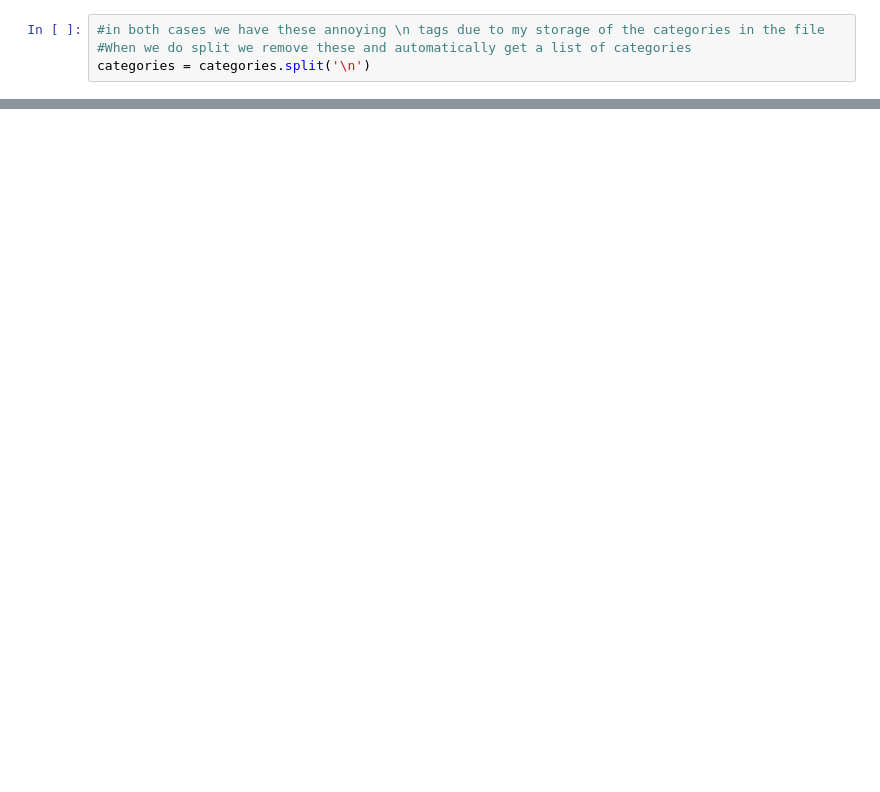
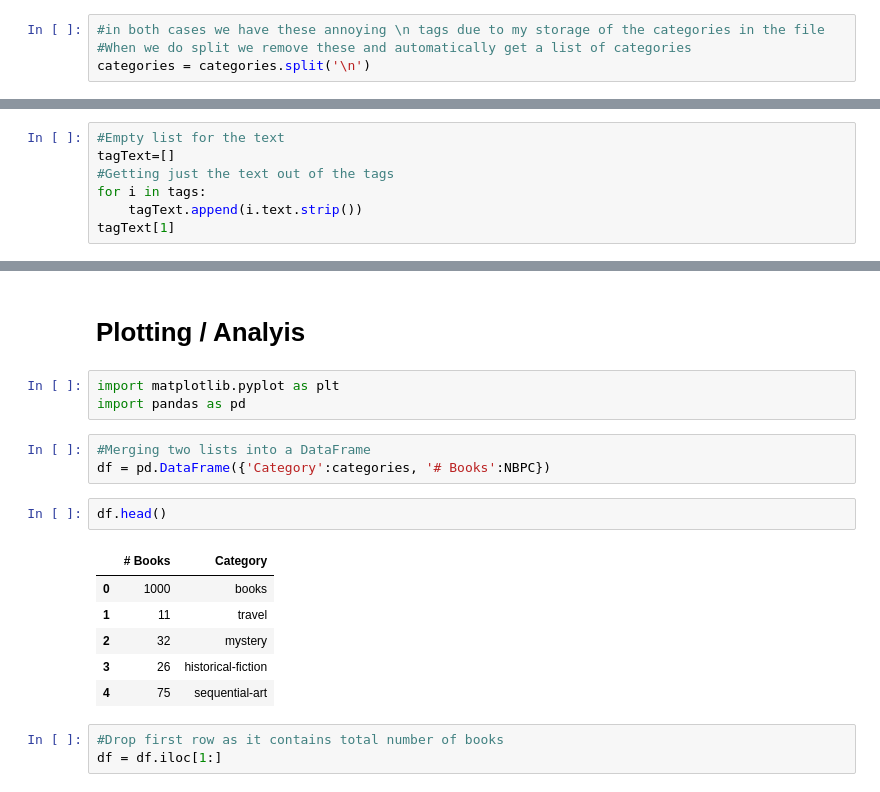
Before and after one commit to ad002/Webscraper, a Jupyter notebook: 02_booksPerCategory.ipynb, the cells around one changed output, grey strips where cells are left out. Cells and saved outputs as stored; diff of their text form; blank space fills up the shorter version.

```diff
--- a/02_booksPerCategory.ipynb
+++ b/02_booksPerCategory.ipynb
@@ -106,0 +191,7 @@ len(categories)
+# %%
+#Empty list for the text
+tagText=[]
+#Getting just the text out of the tags
+for i in tags:
+    tagText.append(i.text.strip())
+tagText[1]
@@ -106,0 +240,20 @@ len(categories)
+# %% [markdown]
+# Plotting / Analyis
+# %%
+import matplotlib.pyplot as plt
+import pandas as pd
+# %%
+#Merging two lists into a DataFrame
+df = pd.DataFrame({'Category':categories, '# Books':NBPC})
+# %%
+df.head()
+# %% [output]
+|  | # Books | Category |
+| 0 | 1000 | books |
+| 1 | 11 | travel |
+| 2 | 32 | mystery |
+| 3 | 26 | historical-fiction |
+| 4 | 75 | sequential-art |
+# %%
+#Drop first row as it contains total number of books
+df = df.iloc[1:]
```
Also changed, not shown: parts of 28 cells of this notebook.
